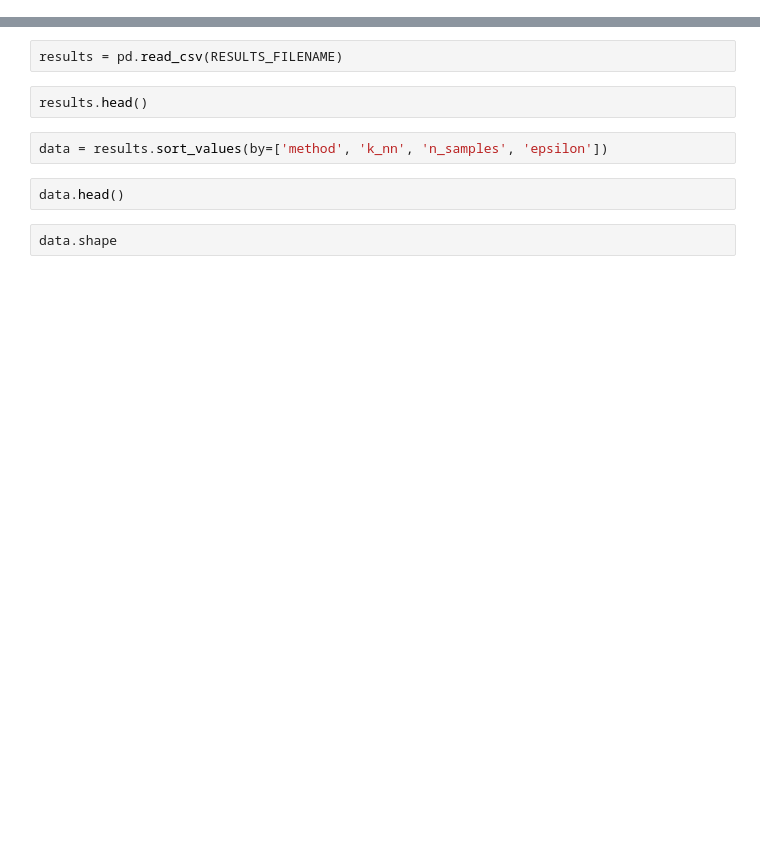
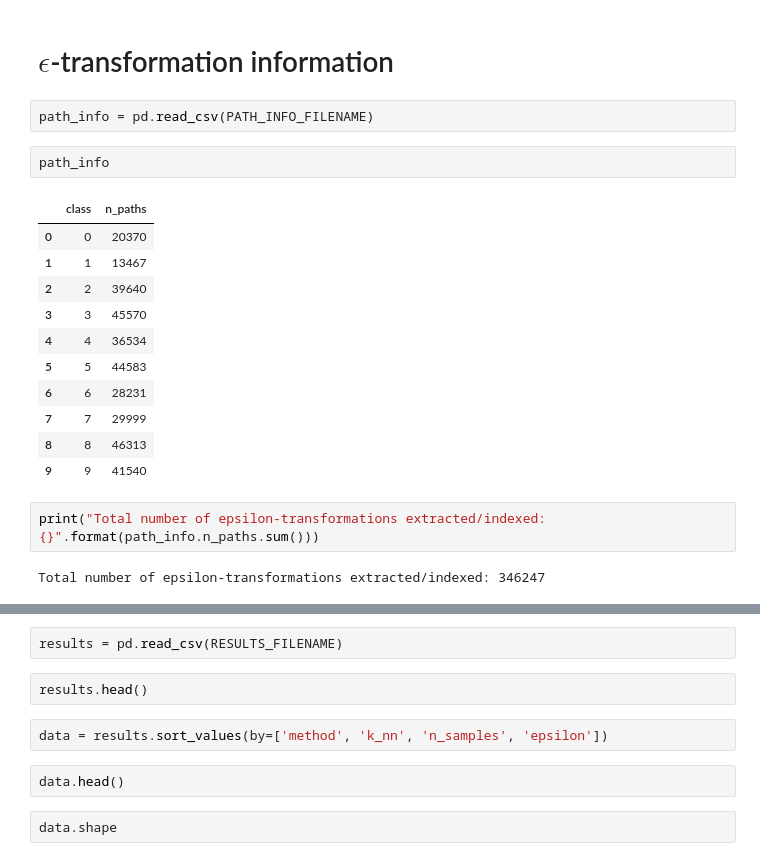
Before and after one commit to gtolomei/ml-feature-tweaking, a Jupyter notebook: multiclass/ExperimentalResults.ipynb, the cells around one changed output, grey strips where cells are left out. Cells and saved outputs as stored; diff of their text form; blank space fills up the shorter version.

```diff
--- a/multiclass/ExperimentalResults.ipynb
+++ b/multiclass/ExperimentalResults.ipynb
@@ -10,0 +41,22 @@ RESULTS_FILENAME = RESULTS_DIR + 'results.csv'
+# %% [markdown]
+# $\epsilon$-transformation information
+# %%
+path_info = pd.read_csv(PATH_INFO_FILENAME)
+# %%
+path_info
+# %% [output]
+|  | class | n_paths |
+| 0 | 0 | 20370 |
+| 1 | 1 | 13467 |
+| 2 | 2 | 39640 |
+| 3 | 3 | 45570 |
+| 4 | 4 | 36534 |
+| 5 | 5 | 44583 |
+| 6 | 6 | 28231 |
+| 7 | 7 | 29999 |
+| 8 | 8 | 46313 |
+| 9 | 9 | 41540 |
+# %%
+print("Total number of epsilon-transformations extracted/indexed: {}".format(path_info.n_paths.sum()))
+# %% [output]
+Total number of epsilon-transformations extracted/indexed: 346247
```
Also changed, not shown: parts of 19 cells of this notebook, 1 other file.
